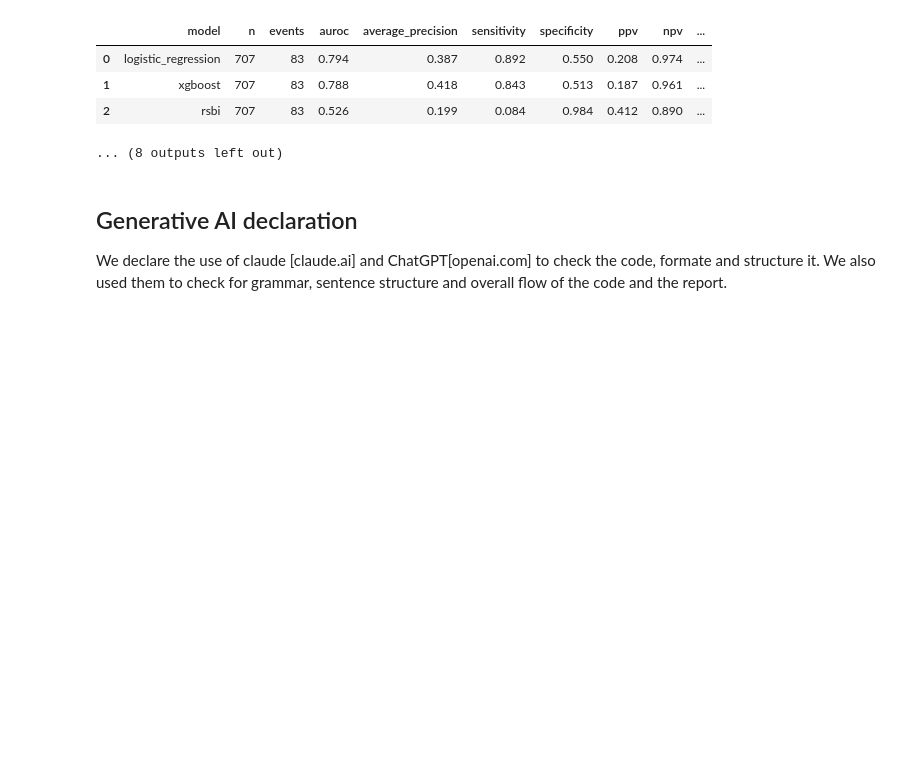
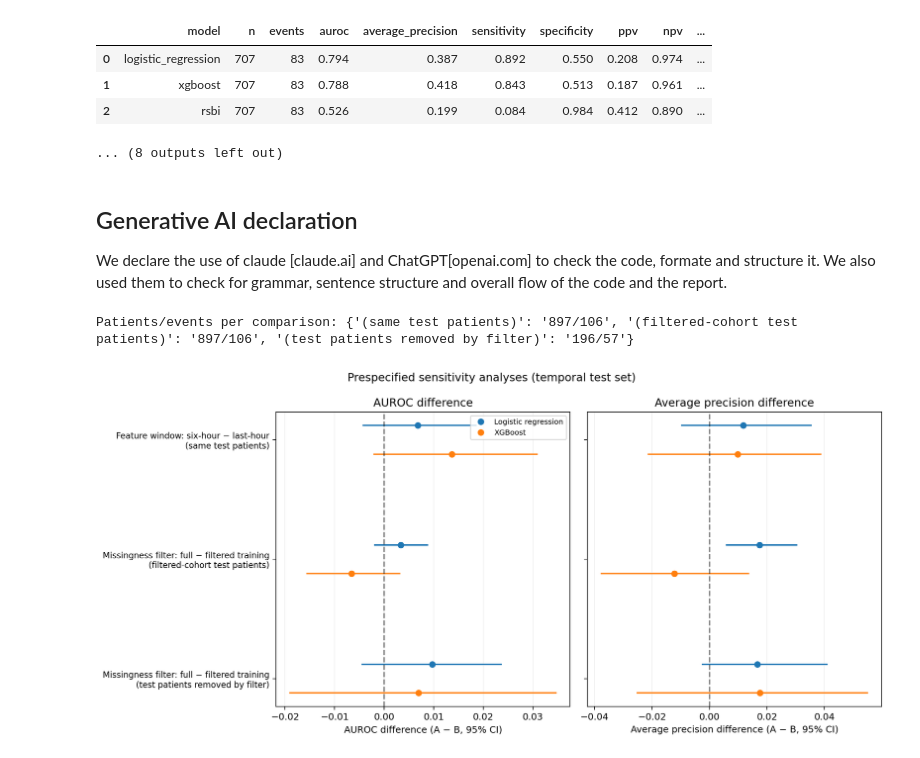
Before and after one commit to Xkpd/comp90089-ml-in-health-group-25, a Jupyter notebook: models/Model Training.ipynb, the cells around one changed output. Saved outputs shown, nothing was run; the diff lists cells and outputs as text; code cells hidden in the pictures; blank space fills up the shorter version.

Commit message:
graph

```diff
--- a/models/Model Training.ipynb
+++ b/models/Model Training.ipynb
@@ -1612,3 +1612,39 @@ LR, XGBoost and RSBI on the same RSBI-available test patients (RSBI threshold 10
 ## Generative AI declaration
 
 We declare the use of claude [claude.ai] and ChatGPT[openai.com] to check the code, formate and structure it. We also used them to check for grammar, sentence structure and overall flow of the code and the report.
+# %%
+# Sensitivity analyses on the temporal test set: paired differences A − B with 95% bootstrap CIs.
+sensitivity = pd.read_csv(SUITE_DIR / "FINAL_sensitivity_analyses.csv")
+row_labels = {
+    "A six-hour vs B last-hour (same patients)":
+        "Feature window: six-hour − last-hour\n(same test patients)",
+    "A full-cohort vs B filtered-cohort training (filtered-cohort patients)":
+        "Missingness filter: full − filtered training\n(filtered-cohort test patients)",
+    "A full-cohort vs B filtered-cohort training (patients removed by filter)":
+        "Missingness filter: full − filtered training\n(test patients removed by filter)",
+}
+comparisons = [c for c in row_labels if c in set(sensitivity.comparison)]
+fig, axes = plt.subplots(1, 2, figsize=(12, 1.4 * len(comparisons) + 1.5), sharey=True)
+for ax, metric, title in zip(axes, ["auroc", "average_precision"], ["AUROC difference", "Average precision difference"]):
+    for model, offset in zip(MODEL_NAMES, [-0.12, 0.12]):
+        rows = sensitivity[sensitivity.metric.eq(metric) & sensitivity.model.eq(model)].set_index("comparison").loc[comparisons]
+        y = np.arange(len(comparisons)) + offset
+        ax.hlines(y, rows.lower_95, rows.upper_95, color=COLOURS[model])
+        ax.plot(rows.A_minus_B, y, "o", color=COLOURS[model], label=LABELS[model])
+    ax.axvline(0, color="k", linestyle="--", alpha=.5)  # 0 = no difference
+    ax.set(xlabel=f"{title} (A − B, 95% CI)", title=title)
+    ax.grid(axis="x", alpha=.2)
+axes[0].set_yticks(range(len(comparisons)), [row_labels[c] for c in comparisons], fontsize=9)
+axes[0].invert_yaxis()
+axes[0].legend(fontsize=8, loc="best")
+patients = sensitivity.drop_duplicates("comparison").set_index("comparison").loc[comparisons]
+print("Patients/events per comparison:", dict(zip([row_labels[c].split("\n")[1] for c in comparisons],
+    [f"{int(n)}/{int(e)}" for n, e in zip(patients.patients, patients.events)])))
+fig.suptitle("Prespecified sensitivity analyses (temporal test set)")
+fig.tight_layout()
+fig.savefig(SUITE_DIR / "FINAL_sensitivity_analyses.png", dpi=180, bbox_inches="tight")
+plt.close(fig)
+display(Image(filename=str(SUITE_DIR / "FINAL_sensitivity_analyses.png")))
+# %% [output]
+Patients/events per comparison: {'(same test patients)': '897/106', '(filtered-cohort test patients)': '897/106', '(test patients removed by filter)': '196/57'}
+[figure, added]
```
Also changed, not shown: 1 other file.
